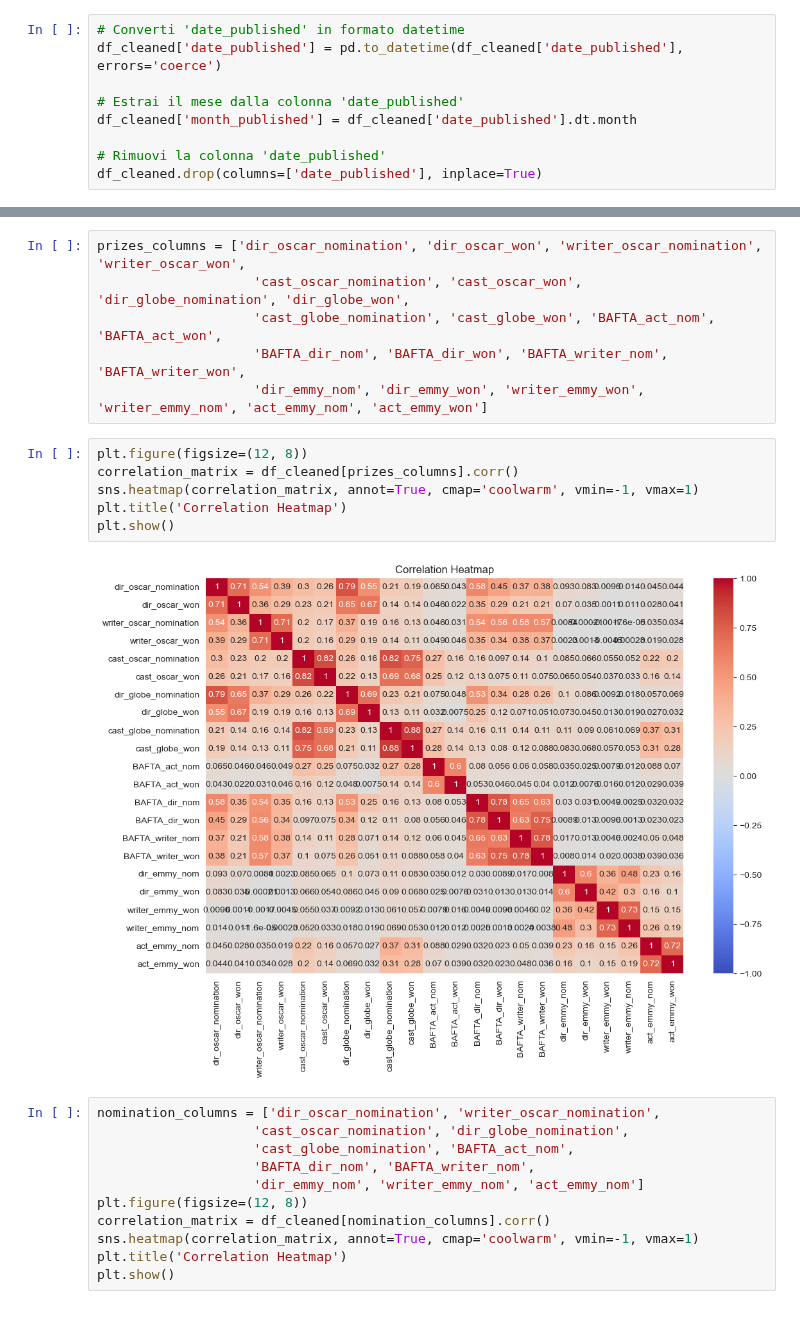
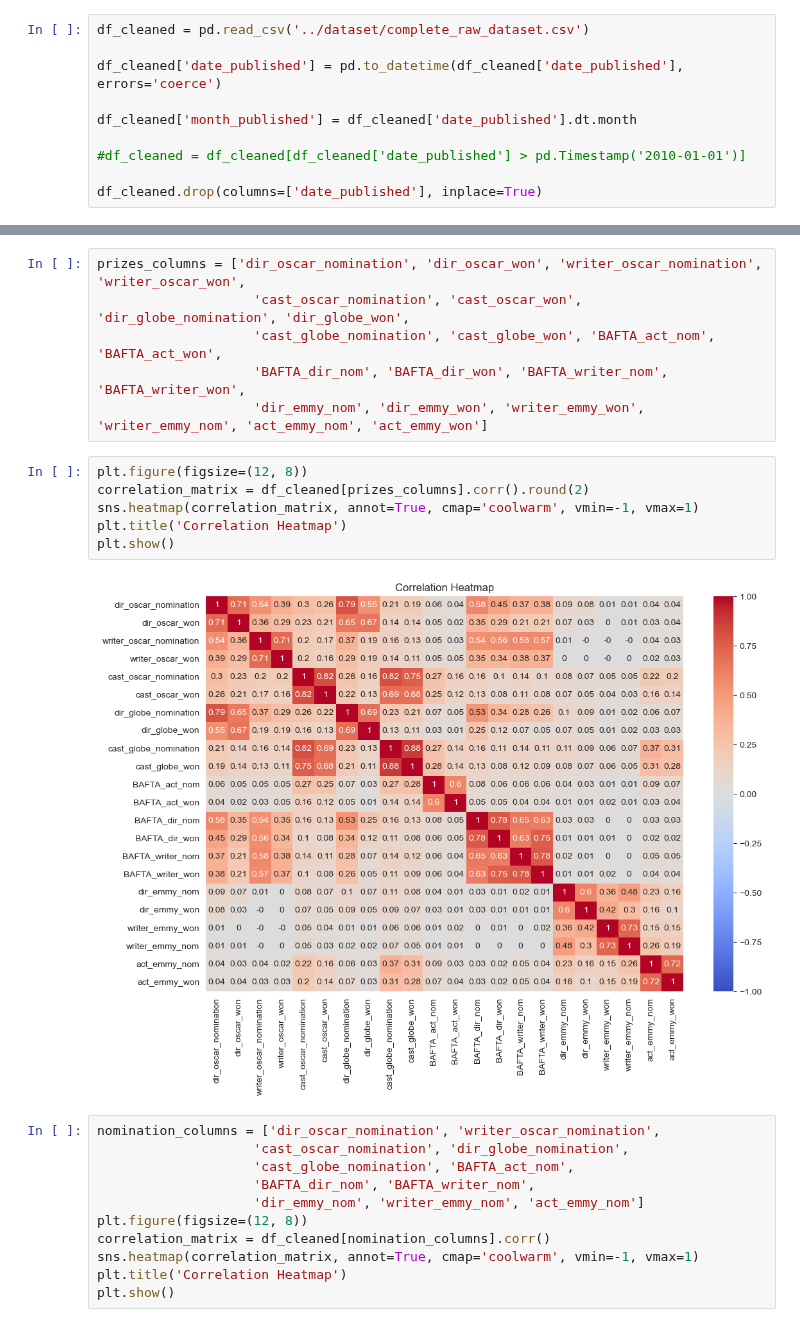
Before and after one commit to AndreaRuggieri/DMML, a Jupyter notebook: final_project/preprocessing/data_preprocessing.ipynb, the cells around one changed output, grey strips where cells are left out. Saved outputs shown, nothing was run; the diff lists cells and outputs as text.

```diff
--- a/final_project/preprocessing/data_preprocessing.ipynb
+++ b/final_project/preprocessing/data_preprocessing.ipynb
@@ -601,11 +599,12 @@ Name: count, dtype: int64
 # %% [markdown]
 # Date conversion
 # %%
-# Converti 'date_published' in formato datetime
+df_cleaned = pd.read_csv('../dataset/complete_raw_dataset.csv')
+
 df_cleaned['date_published'] = pd.to_datetime(df_cleaned['date_published'], errors='coerce')
 
-# Estrai il mese dalla colonna 'date_published'
 df_cleaned['month_published'] = df_cleaned['date_published'].dt.month
 
-# Rimuovi la colonna 'date_published'
+#df_cleaned = df_cleaned[df_cleaned['date_published'] > pd.Timestamp('2010-01-01')]
+
 df_cleaned.drop(columns=['date_published'], inplace=True)
@@ -703,12 +660,12 @@ prizes_columns = ['dir_oscar_nomination', 'dir_oscar_won', 'writer_oscar_nominat
                     'dir_emmy_nom', 'dir_emmy_won', 'writer_emmy_won', 'writer_emmy_nom', 'act_emmy_nom', 'act_emmy_won']
 # %%
 plt.figure(figsize=(12, 8))
-correlation_matrix = df_cleaned[prizes_columns].corr()
+correlation_matrix = df_cleaned[prizes_columns].corr().round(2)
 sns.heatmap(correlation_matrix, annot=True, cmap='coolwarm', vmin=-1, vmax=1)
 plt.title('Correlation Heatmap')
 plt.show()
 # %% [output]
-[figure, old version]
+[figure, new version]
 # %%
 nomination_columns = ['dir_oscar_nomination', 'writer_oscar_nomination',
                     'cast_oscar_nomination', 'dir_globe_nomination',
```
Also changed, not shown: parts of 16 cells of this notebook, 8 other files.
